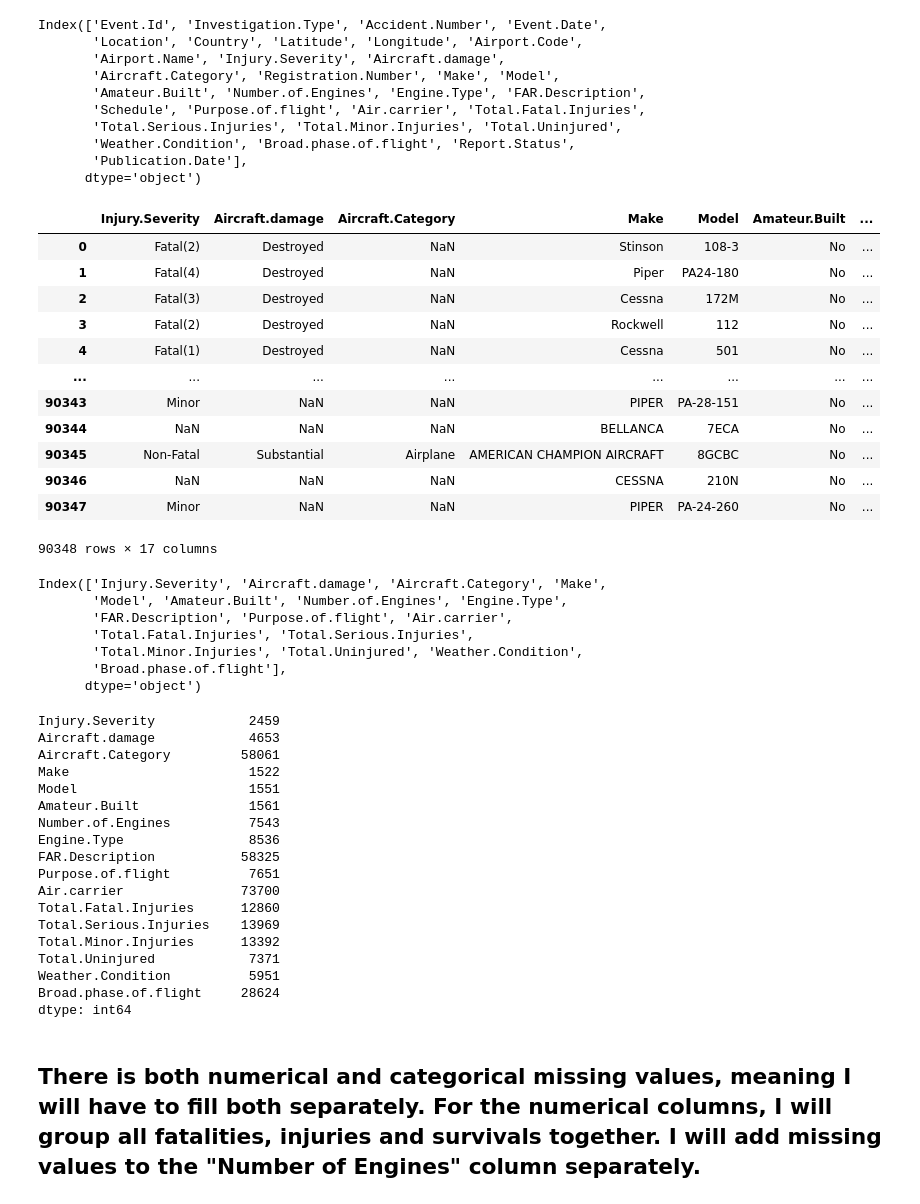
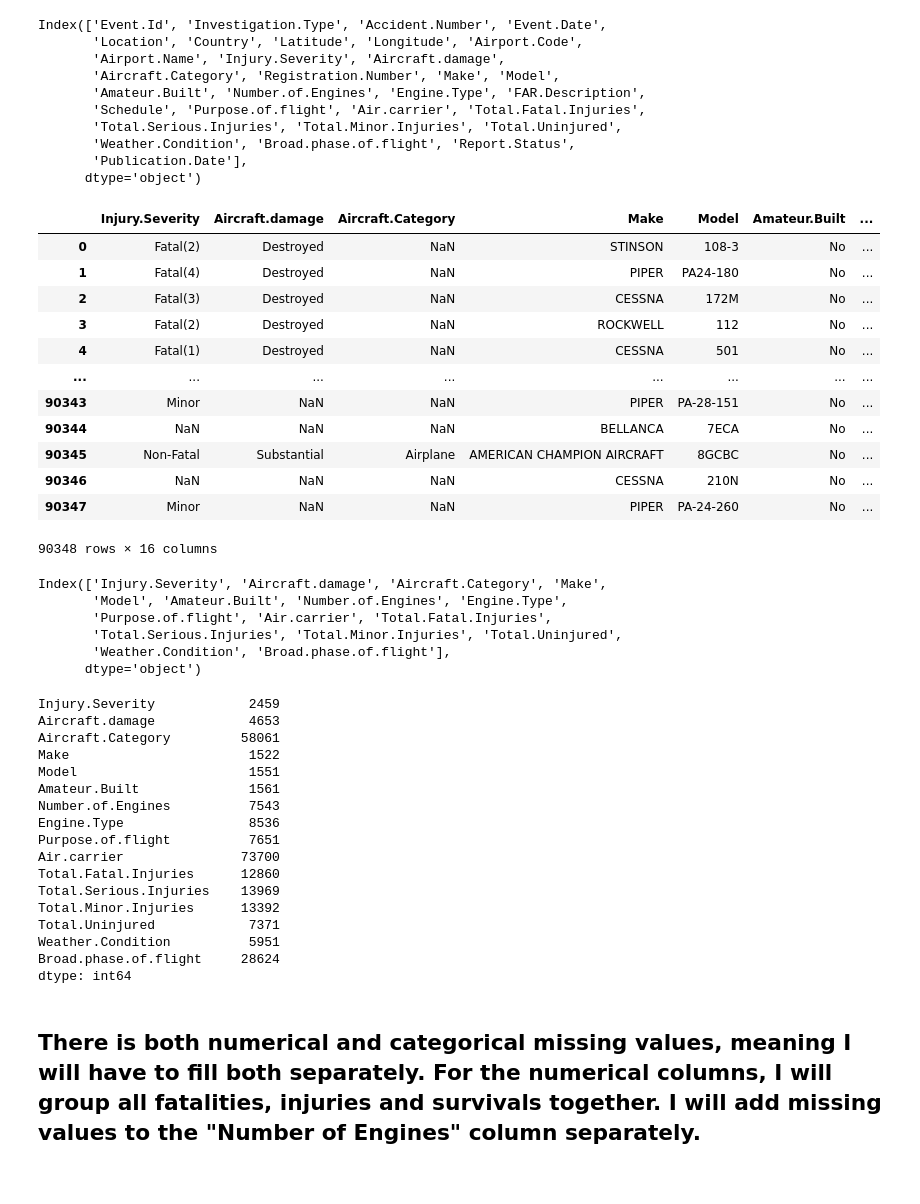
Before and after one commit to angelawachira-eng/Phase_1_-Aviation_Project, a Jupyter notebook: Assignments/Phase1/Phase_1_Project/student.ipynb, the cells around one changed output. Cells and saved outputs as stored; diff of their text form; code cells hidden in the pictures.

Commit message:
Adding Aviation_Data

```diff
--- a/Assignments/Phase1/Phase_1_Project/student.ipynb
+++ b/Assignments/Phase1/Phase_1_Project/student.ipynb
@@ -186,34 +187,45 @@ Index(['Event.Id', 'Investigation.Type', 'Accident.Number', 'Event.Date',
        'Weather.Condition', 'Broad.phase.of.flight', 'Report.Status',
        'Publication.Date'],
       dtype='object')
+# %%
+# Standardize the 'Make','Model',Engine.Type','Weather.Condition'columns to be all uppercase
+df_aviation_data['Make']= df_aviation_data['Make'].str.upper()
+
+# Standardize the 'Model' column
+df_aviation_data['Model'] = df_aviation_data['Model'].str.upper()
+
+#Standardize the 'Engine.Type' column
+df_aviation_data['Engine.Type'] = df_aviation_data['Engine.Type'].str.upper()
+
+#Standardize the 'Weather.Condition' column
+df_aviation_data['Weather.Condition'] = df_aviation_data['Weather.Condition'].str.upper()
 # %%
 #Filtering and creating a new data frame using columns I will use
-new_df = df_aviation_data[["Injury.Severity","Aircraft.damage","Aircraft.Category","Make","Model","Amateur.Built","Number.of.Engines","Engine.Type","FAR.Description","Purpose.of.flight","Air.carrier","Total.Fatal.Injuries","Total.Serious.Injuries","Total.Minor.Injuries","Total.Uninjured","Weather.Condition","Broad.phase.of.flight"]]
+new_df = df_aviation_data[["Injury.Severity","Aircraft.damage","Aircraft.Category","Make","Model","Amateur.Built","Number.of.Engines","Engine.Type","Purpose.of.flight","Air.carrier","Total.Fatal.Injuries","Total.Serious.Injuries","Total.Minor.Injuries","Total.Uninjured","Weather.Condition","Broad.phase.of.flight"]]
 new_df
 # %% [output]
 |  | Injury.Severity | Aircraft.damage | Aircraft.Category | Make | Model | Amateur.Built | ... |
-| 0 | Fatal(2) | Destroyed | NaN | Stinson | 108-3 | No | ... |
-| 1 | Fatal(4) | Destroyed | NaN | Piper | PA24-180 | No | ... |
-| 2 | Fatal(3) | Destroyed | NaN | Cessna | 172M | No | ... |
-| 3 | Fatal(2) | Destroyed | NaN | Rockwell | 112 | No | ... |
-| 4 | Fatal(1) | Destroyed | NaN | Cessna | 501 | No | ... |
+| 0 | Fatal(2) | Destroyed | NaN | STINSON | 108-3 | No | ... |
+| 1 | Fatal(4) | Destroyed | NaN | PIPER | PA24-180 | No | ... |
+| 2 | Fatal(3) | Destroyed | NaN | CESSNA | 172M | No | ... |
+| 3 | Fatal(2) | Destroyed | NaN | ROCKWELL | 112 | No | ... |
+| 4 | Fatal(1) | Destroyed | NaN | CESSNA | 501 | No | ... |
 | ... | ... | ... | ... | ... | ... | ... | ... |
 | 90343 | Minor | NaN | NaN | PIPER | PA-28-151 | No | ... |
 | 90344 | NaN | NaN | NaN | BELLANCA | 7ECA | No | ... |
 | 90345 | Non-Fatal | Substantial | Airplane | AMERICAN CHAMPION AIRCRAFT | 8GCBC | No | ... |
 | 90346 | NaN | NaN | NaN | CESSNA | 210N | No | ... |
 | 90347 | Minor | NaN | NaN | PIPER | PA-24-260 | No | ... |
-90348 rows × 17 columns
+90348 rows × 16 columns
 # %%
 #Confirming columns for new data frame
 new_df.columns
 # %% [output]
 Index(['Injury.Severity', 'Aircraft.damage', 'Aircraft.Category', 'Make',
        'Model', 'Amateur.Built', 'Number.of.Engines', 'Engine.Type',
-       'FAR.Description', 'Purpose.of.flight', 'Air.carrier',
-       'Total.Fatal.Injuries', 'Total.Serious.Injuries',
-       'Total.Minor.Injuries', 'Total.Uninjured', 'Weather.Condition',
-       'Broad.phase.of.flight'],
+       'Purpose.of.flight', 'Air.carrier', 'Total.Fatal.Injuries',
+       'Total.Serious.Injuries', 'Total.Minor.Injuries', 'Total.Uninjured',
+       'Weather.Condition', 'Broad.phase.of.flight'],
       dtype='object')
 # %%
 #Checking existing missing values
@@ -227,7 +239,6 @@ Model                      1551
 Amateur.Built              1561
 Number.of.Engines          7543
 Engine.Type                8536
-FAR.Description           58325
 Purpose.of.flight          7651
 Air.carrier               73700
 Total.Fatal.Injuries      12860
```
Also changed, not shown: parts of 30 cells of this notebook, 1 other file.
